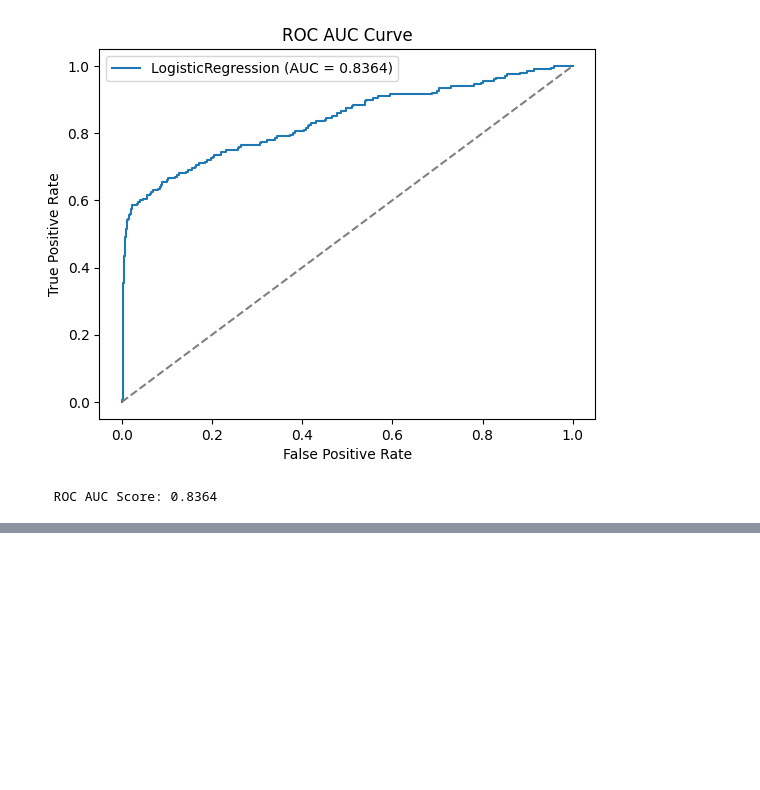
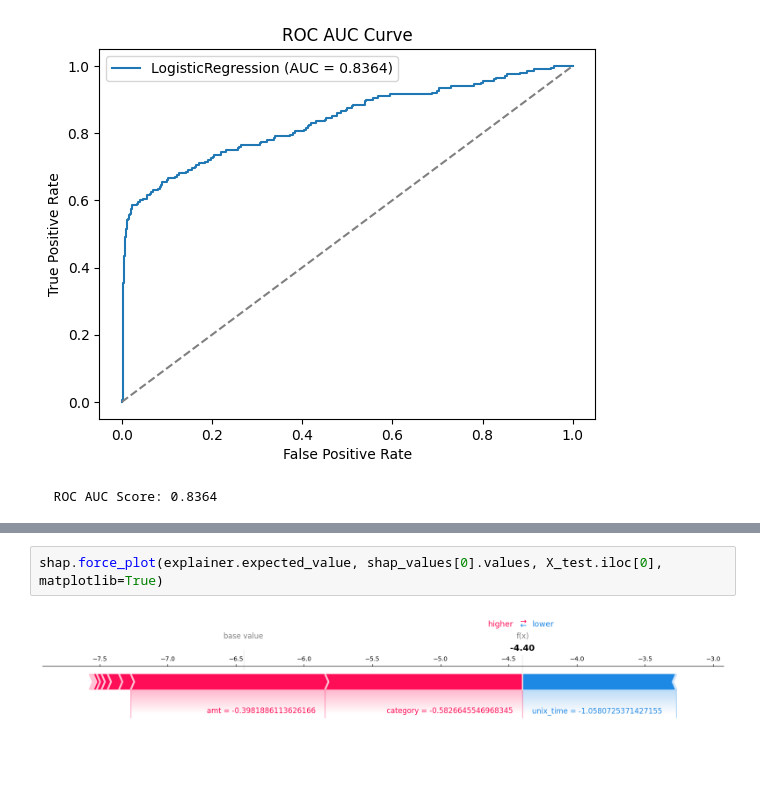
Before and after one commit to peteray-dev/Fraud_Detection_Transactions, a Jupyter notebook: Fraud_Detection.ipynb, the cells around one changed output, grey strips where cells are left out. Cells and saved outputs as stored; diff of their text form; blank space fills up the shorter version.

```diff
--- a/Fraud_Detection.ipynb
+++ b/Fraud_Detection.ipynb
@@ -916,0 +1012,4 @@ GradientBoostingClassifier:
+# %%
+shap.force_plot(explainer.expected_value, shap_values[0].values, X_test.iloc[0], matplotlib=True)
+# %% [output]
+[figure, added]
```
Also changed, not shown: parts of 26 cells of this notebook.
